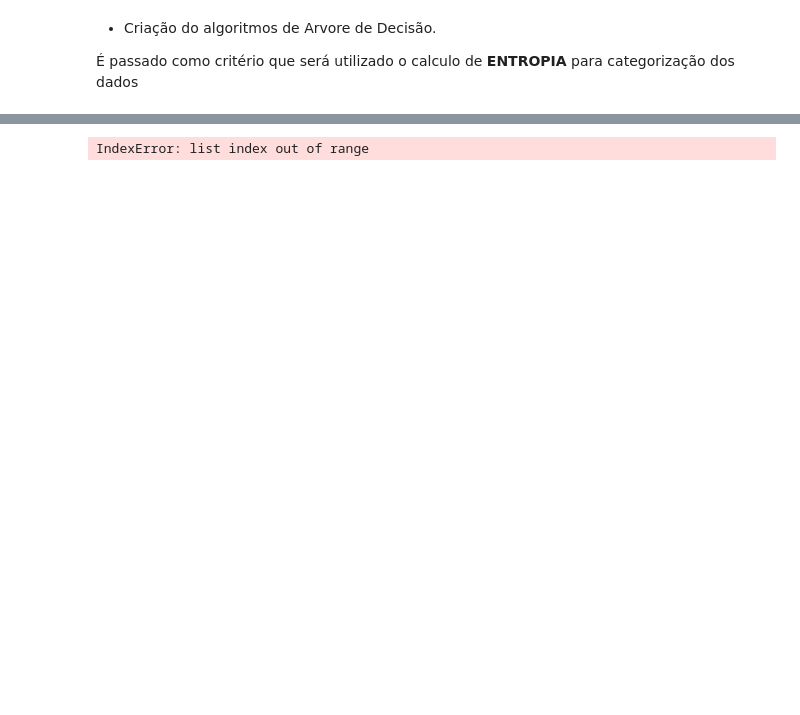
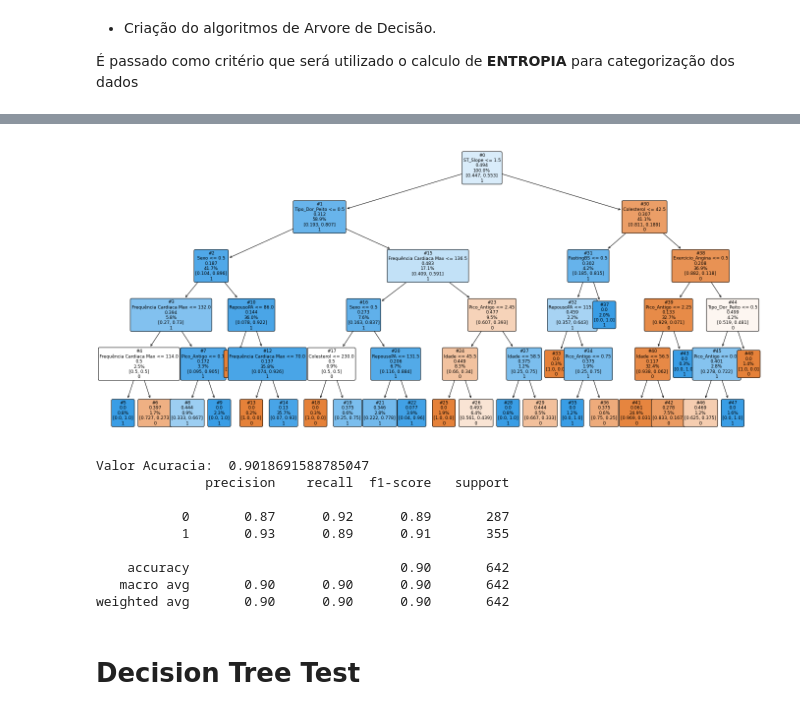
Before and after one commit to patrickpiccini/heart-failure-prediction, a Jupyter notebook: heart_failure_prediction.ipynb, the cells around one changed output, grey strips where cells are left out. Cells and saved outputs as stored; diff of their text form; code cells hidden in the pictures; blank space fills up the shorter version.

```diff
--- a/heart_failure_prediction.ipynb
+++ b/heart_failure_prediction.ipynb
@@ -46,10 +46,10 @@ columns = {
     'FastingBS': 'FastingBS',
     'RestingECG': 'RestingECG',
     'MaxHR': 'Frequência Cardiaca Max',
-    'ExerciseAngina': 'Exercício_Angina',
+    'ExerciseAngina': 'Exercicio_Angina',
     'Oldpeak': 'Pico_Antigo',
     'ST_Slope': 'ST_Slope',
-    'HeartDisease': 'Doença_Cardiaca'
+    'HeartDisease': 'Doenca_Cardiaca'
 }
 
 heart_df = heart_df.rename(columns=columns)
@@ -194,12 +188,12 @@ for i,col in enumerate(heart_df.columns,1):
 
 - Apontamento de classe alvo 'y'
 # %%
-y = heart_df['Doença_Cardiaca'].values
-df.drop(columns=['Doença_Cardiaca'], inplace=True)
+y = heart_df['Doenca_Cardiaca'].values
+heart_df.drop(columns=['Doenca_Cardiaca'], inplace=True)
 # %%
 X = heart_df
 # %%
-X_train, X_test, y_train, y_test = train_test_split(X, y, test_size=0.2, random_state=3, stratify=y)
+X_train, X_test, y_train, y_test = train_test_split(X, y, test_size=0.3, random_state=0, stratify=y)
 # %% [markdown]
 - Criação do algoritmos de Arvore de Decisão.
 
@@ -210,7 +204,7 @@ for c in X_train.columns:
         X_train[c] = X_train[c].astype('category')
         X_train[c] = X_train[c].cat.codes
 # %%
-tree_view = DecisionTreeClassifier(criterion='entropy', max_depth=5)
+tree_view = DecisionTreeClassifier(random_state=0, max_depth=4)
 
 # .fit é o comando de treinamento(lembre de fitness. o que treina)
 model = tree_view.fit(X_train, y_train)
@@ -232,13 +212,27 @@ weighted avg       0.90      0.90      0.90       734
 # %%
-nome_features = ['Sexo','Tipo_Dor_Peito','Colesterol','FastingBS','RestingECG','Exercício_Angina','ST_Slope']
-nome_classes = model.classes_
+nome_features = X_train.columns
 
 plt.figure(figsize=(24,11))
 
-plt.title('teste')
-tree.plot_tree(model, label=None, node_ids=True, rounded=True, fontsize=9, feature_names=nome_features, filled=True, class_names=nome_classes, proportion=True)
+plt.title('treino')
+tree.plot_tree(model, label=None, node_ids=True, rounded=True, fontsize=9, feature_names=nome_features, filled=True, class_names=['0','1'], proportion=True)
 # plt.savefig('decision_tree.png', format='png')
 plt.show()
 # %% [output]
-IndexError: list index out of range
-[figure, old version]
+[figure, new version]
+# %%
+y_accuracy = accuracy_score(y_train, predicao)
+print('Valor Acuracia: ',y_accuracy)
+print(classification_report(y_train, predicao))
+# %% [output]
+Valor Acuracia:  0.9018691588785047
+              precision    recall  f1-score   support
+
+           0       0.87      0.92      0.89       287
+           1       0.93      0.89      0.91       355
+
+    accuracy                           0.90       642
+   macro avg       0.90      0.90      0.90       642
+weighted avg       0.90      0.90      0.90       642
+# %% [markdown]
+# Decision Tree Test
```
Also changed, not shown: parts of 12 cells of this notebook.
